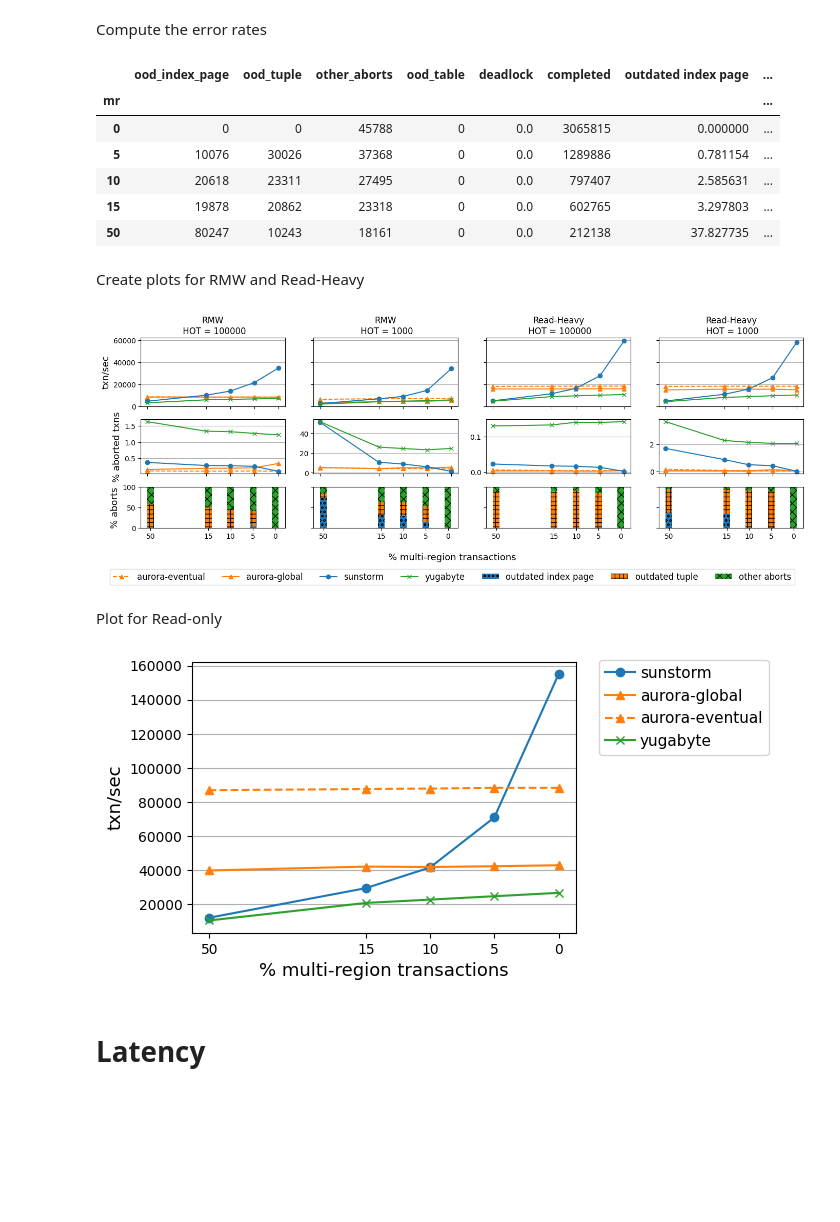
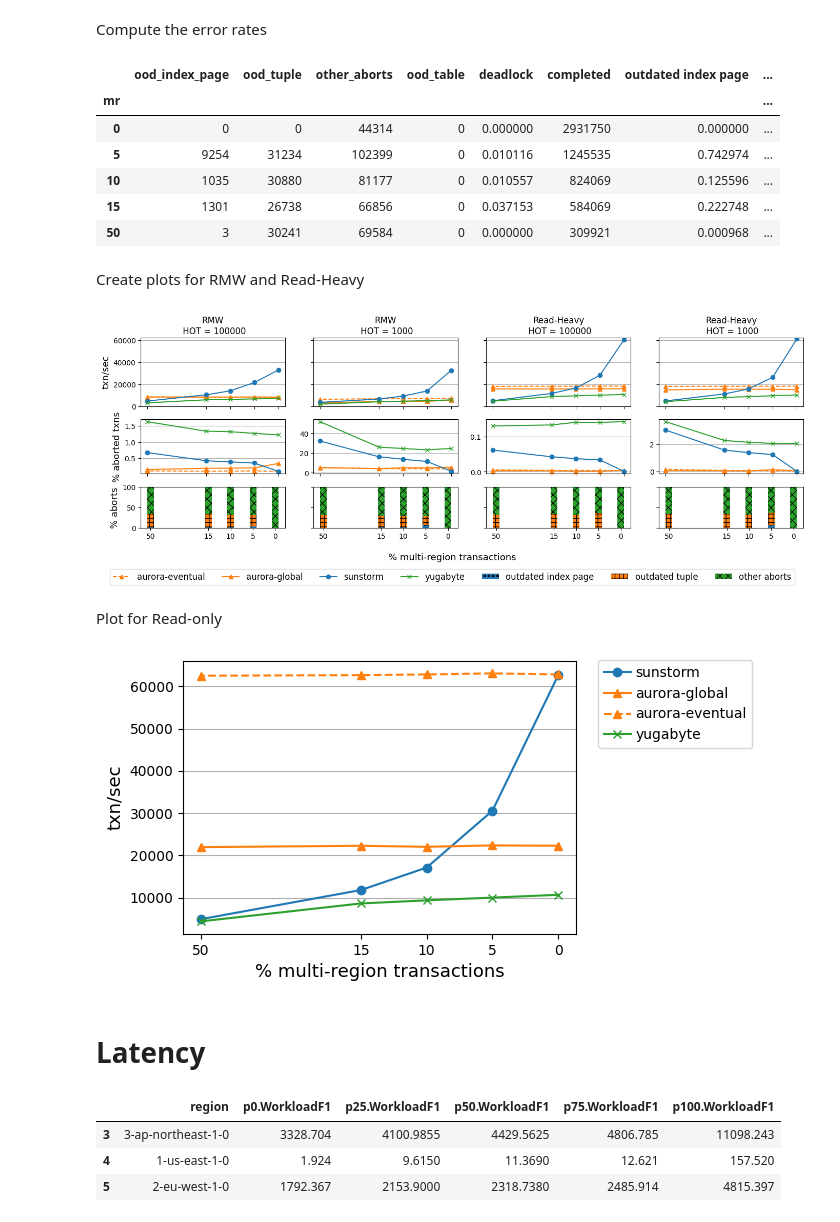
Before and after one commit to ctring/sunstorm-analysis, a Jupyter notebook: ycsb.ipynb, the cells around one changed output. Saved outputs shown, nothing was run; the diff lists cells and outputs as text; code cells hidden in the pictures; blank space fills up the shorter version.

```diff
--- a/ycsb.ipynb
+++ b/ycsb.ipynb
@@ -35,7 +35,7 @@ Collect the results
 # %%
 SYSTEMS = ["sunstorm", "aurora-global", "aurora-eventual", "yugabyte"]
 HOTS = [100000, 1000]
-RENEW_CACHE = False
+RENEW_CACHE = True
 
 # RMW
 
@@ -53,7 +53,7 @@ rmw_aurora_throughput_df = collect_results(
     RENEW_CACHE,
 )
 
-rmw_aurora_matcher = get_matcher("ycsb-throughput-aurora-eventual")
+rmw_aurora_matcher = get_matcher("ycsb-throughput-aurora")
 rmw_aurora_eventual_throughput_df = collect_results(
     ROOT / "rmw-aurora-eventual",
     rmw_aurora_matcher,
@@ -83,7 +83,7 @@ read_heavy_aurora_throughput_df = collect_results(
     RENEW_CACHE,
 )
 
-read_heavy_aurora_matcher = get_matcher("ycsb-mixed-aurora-eventual")
+read_heavy_aurora_matcher = get_matcher("ycsb-mixed-aurora")
 read_heavy_aurora_eventual_throughput_df = collect_results(
     ROOT / "read-heavy-aurora-eventual",
     read_heavy_aurora_matcher,
@@ -103,7 +103,7 @@ read_only_sunstorm_matcher = get_matcher("ycsb-read-only-sunstorm")
 read_only_sunstorm_throughput_df = collect_results(
     ROOT / "read-only-sunstorm",
     read_only_sunstorm_matcher,
-    RENEW_CACHE,
+    False,
 )
 
 read_only_aurora_matcher = get_matcher("ycsb-read-only-aurora")
@@ -113,11 +113,11 @@ read_only_aurora_throughput_df = collect_results(
     RENEW_CACHE,
 )
 
-read_only_aurora_matcher = get_matcher("ycsb-read-only-aurora-eventual")
+read_only_aurora_matcher = get_matcher("ycsb-read-only-aurora")
 read_only_aurora_eventual_throughput_df = collect_results(
     ROOT / "read-only-aurora-eventual",
     read_only_aurora_matcher,
-    RENEW_CACHE,
+    False,
 )
 
 read_only_yugabyte_matcher = get_matcher("ycsb-read-only-yugabyte")
@@ -178,11 +196,11 @@ error_df.loc[("RMW", 1000, "sunstorm")] # type: ignore
 # %% [output]
 |  | ood_index_page | ood_tuple | other_aborts | ood_table | deadlock | completed | outdated index page | ... |
 | mr |  |  |  |  |  |  |  | ... |
-| 0 | 0 | 0 | 45788 | 0 | 0.0 | 3065815 | 0.000000 | ... |
-| 5 | 10076 | 30026 | 37368 | 0 | 0.0 | 1289886 | 0.781154 | ... |
-| 10 | 20618 | 23311 | 27495 | 0 | 0.0 | 797407 | 2.585631 | ... |
-| 15 | 19878 | 20862 | 23318 | 0 | 0.0 | 602765 | 3.297803 | ... |
-| 50 | 80247 | 10243 | 18161 | 0 | 0.0 | 212138 | 37.827735 | ... |
+| 0 | 0 | 0 | 44314 | 0 | 0.000000 | 2931750 | 0.000000 | ... |
+| 5 | 9254 | 31234 | 102399 | 0 | 0.010116 | 1245535 | 0.742974 | ... |
+| 10 | 1035 | 30880 | 81177 | 0 | 0.010557 | 824069 | 0.125596 | ... |
+| 15 | 1301 | 26738 | 66856 | 0 | 0.037153 | 584069 | 0.222748 | ... |
+| 50 | 3 | 30241 | 69584 | 0 | 0.000000 | 309921 | 0.000968 | ... |
 # %% [markdown]
 Create plots for RMW and Read-Heavy
 # %%
@@ -299,7 +317,7 @@ fig.legend(legend_handles, legend_labels, ncol=7, bbox_to_anchor=(0.5, 0), loc="
 plt.tight_layout()
 plt.savefig("output/throughput-error.pdf", bbox_inches="tight")
 # %% [output]
-[figure, old version]
+[figure, new version]
 # %% [markdown]
 Plot for Read-only
 # %%
@@ -310,43 +328,51 @@ FONT_SIZE_LEGEND = 12
 
 fig, ax = plt.subplots(1, 1, figsize=(5, 3.5))
 
-hot_df = throughput_df[throughput_df.hot == 1000]
+hot_df = throughput_df[(throughput_df.hot == 1000) & (throughput_df.workload == "Read-Only")]
 pivotted = hot_df.pivot_table(
     index=["mr"], columns=["system"], values="throughput", aggfunc="sum"
 )[SYSTEMS].plot(
     title="",
     style=["o-", "^-", "^--", "x-"],
     color=["C0", "C1", "C1", "C2"],
     ax = ax,
     legend=False,
 )
 ax.set_xscale("symlog", linthresh=20)
 ax.set_xticks([0, 5, 10, 15, 50])
 ax.set_xticklabels([0, 5, 10, 15, 50])
 ax.margins(x=0.05)
 ax.grid(axis="y")
 ax.set_xlabel("% multi-region transactions", fontsize=FONT_SIZE_AXES)
 ax.set_ylabel("txn/sec", fontsize=FONT_SIZE_AXES)
 ax.invert_xaxis()
 
 fig.legend(handles=[
         Line2D([0], [0],  marker='o', linestyle='-', color='C0', markerfacecolor='C0', label='sunstorm'),
         Line2D([0], [0],  marker='^', linestyle='-',color='C1', markerfacecolor='C1', label='aurora-global'),
         Line2D([0], [0],  marker='^', linestyle='--',color='C1', markerfacecolor='C1', label='aurora-eventual'),
         Line2D([0], [0],  marker='x', linestyle='-',color='C2', markerfacecolor='C2', label='yugabyte'),
     ],
     title="",
     ncol=1,
     loc="upper left",
     handletextpad=0.3,
     bbox_to_anchor=(1, 0.98),
 )
 fig.tight_layout()
 fig.savefig("output/micro-read-only.pdf", bbox_inches="tight")
 # %% [output]
-[figure, old version]
+[figure, new version]
 # %% [markdown]
 # Latency
+# %%
+x = throughput_df[(throughput_df.workload == "RMW") & (throughput_df.hot == 100000) & (throughput_df.system == "aurora-global") & (throughput_df.mr == 5)]
+x[["region", "p0.WorkloadF1", "p25.WorkloadF1", "p50.WorkloadF1", "p75.WorkloadF1", "p100.WorkloadF1"]]
+# %% [output]
+|  | region | p0.WorkloadF1 | p25.WorkloadF1 | p50.WorkloadF1 | p75.WorkloadF1 | p100.WorkloadF1 |
+| 3 | 3-ap-northeast-1-0 | 3328.704 | 4100.9855 | 4429.5625 | 4806.785 | 11098.243 |
+| 4 | 1-us-east-1-0 | 1.924 | 9.6150 | 11.3690 | 12.621 | 157.520 |
+| 5 | 2-eu-west-1-0 | 1792.367 | 2153.9000 | 2318.7380 | 2485.914 | 4815.397 |
 # %%
 fig, axes = plt.subplots(4, 3, figsize=(10, 8), sharey=True)
 
```
Also changed, not shown: parts of 3 cells of this notebook, 12 other files.
